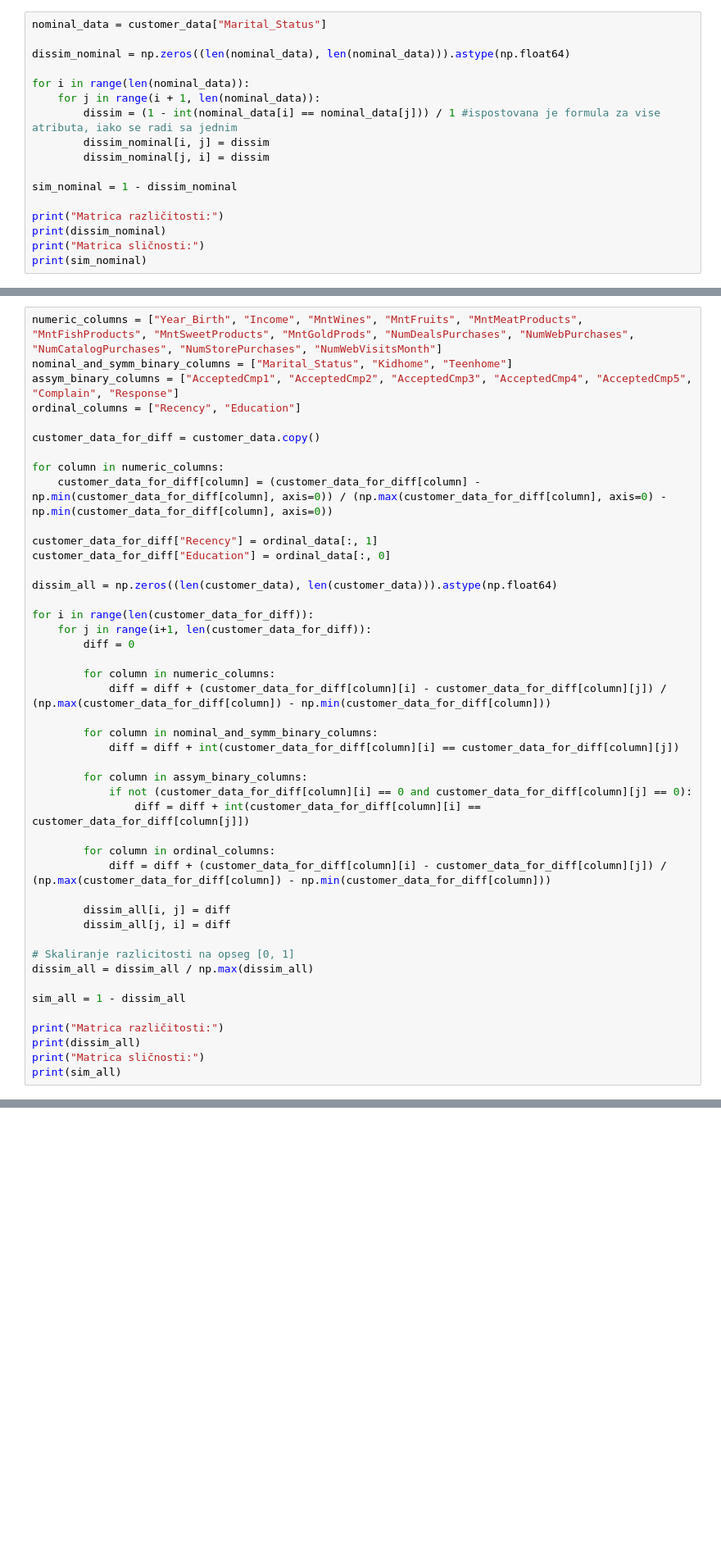
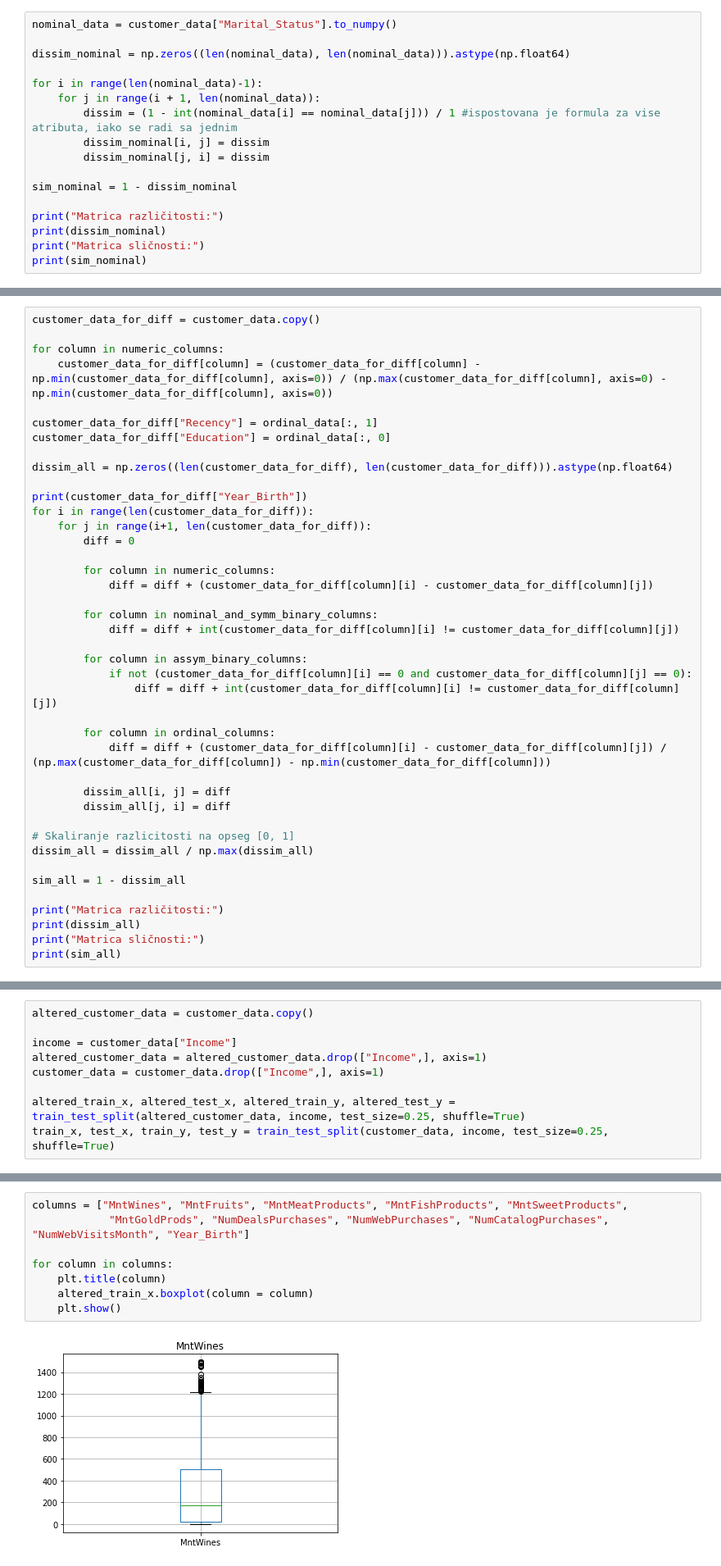
Before and after one commit to AndjelijaMladenovic00/Kvalitet-podataka, a Jupyter notebook: kvalitet_podataka.ipynb, the cells around one changed output, grey strips where cells are left out. Shown at 82% size. Saved outputs shown, nothing was run; the diff lists cells and outputs as text; blank space fills up the shorter version.

```diff
--- a/kvalitet_podataka.ipynb
+++ b/kvalitet_podataka.ipynb
@@ -574,11 +581,11 @@ U ovom odeljku sveske prvo ćemo računati sličnosti/različitosti između obje
 
 Posmatrani dataset ima samo jedan nominalni atribut - kolonu "Marital_Status".
 # %%
-nominal_data = customer_data["Marital_Status"]
+nominal_data = customer_data["Marital_Status"].to_numpy()
 
 dissim_nominal = np.zeros((len(nominal_data), len(nominal_data))).astype(np.float64)
 
-for i in range(len(nominal_data)):
+for i in range(len(nominal_data)-1):
     for j in range(i + 1, len(nominal_data)):
         dissim = (1 - int(nominal_data[i] == nominal_data[j])) / 1 #ispostovana je formula za vise atributa, iako se radi sa jednim
         dissim_nominal[i, j] = dissim
@@ -826,9 +838,4 @@ Sada ćemo računati sličnosti/različitosti objekata pomoću svih atributa. Pr
 # %%
-numeric_columns = ["Year_Birth", "Income", "MntWines", "MntFruits", "MntMeatProducts", "MntFishProducts", "MntSweetProducts", "MntGoldProds", "NumDealsPurchases", "NumWebPurchases", "NumCatalogPurchases", "NumStorePurchases", "NumWebVisitsMonth"]
-nominal_and_symm_binary_columns = ["Marital_Status", "Kidhome", "Teenhome"]
-assym_binary_columns = ["AcceptedCmp1", "AcceptedCmp2", "AcceptedCmp3", "AcceptedCmp4", "AcceptedCmp5", "Complain", "Response"]
-ordinal_columns = ["Recency", "Education"]
-
 customer_data_for_diff = customer_data.copy()
 
 for column in numeric_columns:
@@ -837,21 +844,22 @@ for column in numeric_columns:
 customer_data_for_diff["Recency"] = ordinal_data[:, 1]
 customer_data_for_diff["Education"] = ordinal_data[:, 0]
 
-dissim_all = np.zeros((len(customer_data), len(customer_data))).astype(np.float64)
+dissim_all = np.zeros((len(customer_data_for_diff), len(customer_data_for_diff))).astype(np.float64)
 
+print(customer_data_for_diff["Year_Birth"])
 for i in range(len(customer_data_for_diff)):
     for j in range(i+1, len(customer_data_for_diff)):
         diff = 0
 
         for column in numeric_columns:
-            diff = diff + (customer_data_for_diff[column][i] - customer_data_for_diff[column][j]) / (np.max(customer_data_for_diff[column]) - np.min(customer_data_for_diff[column]))
+            diff = diff + (customer_data_for_diff[column][i] - customer_data_for_diff[column][j])
 
         for column in nominal_and_symm_binary_columns:
-            diff = diff + int(customer_data_for_diff[column][i] == customer_data_for_diff[column][j])
+            diff = diff + int(customer_data_for_diff[column][i] != customer_data_for_diff[column][j])
 
         for column in assym_binary_columns:
             if not (customer_data_for_diff[column][i] == 0 and customer_data_for_diff[column][j] == 0):
-                diff = diff + int(customer_data_for_diff[column][i] == customer_data_for_diff[column[j]])
+                diff = diff + int(customer_data_for_diff[column][i] != customer_data_for_diff[column][j])
 
         for column in ordinal_columns:
             diff = diff + (customer_data_for_diff[column][i] - customer_data_for_diff[column][j]) / (np.max(customer_data_for_diff[column]) - np.min(customer_data_for_diff[column]))
@@ -973,0 +989,9 @@ Kolona "Education" ima 5 mogućih vrednosti, a kolona "Marital_Status" ih ima 8
+# %%
+altered_customer_data = customer_data.copy()
+
+income = customer_data["Income"]
+altered_customer_data = altered_customer_data.drop(["Income",], axis=1)
+customer_data = customer_data.drop(["Income",], axis=1)
+
+altered_train_x, altered_test_x, altered_train_y, altered_test_y = train_test_split(altered_customer_data, income, test_size=0.25, shuffle=True)
+train_x, test_x, train_y, test_y = train_test_split(customer_data, income, test_size=0.25, shuffle=True)
@@ -973,0 +1000,10 @@ Kolona "Education" ima 5 mogućih vrednosti, a kolona "Marital_Status" ih ima 8
+# %%
+columns = ["MntWines", "MntFruits", "MntMeatProducts", "MntFishProducts", "MntSweetProducts",
+            "MntGoldProds", "NumDealsPurchases", "NumWebPurchases", "NumCatalogPurchases", "NumWebVisitsMonth", "Year_Birth"]
+
+for column in columns:
+    plt.title(column)
+    altered_train_x.boxplot(column = column)
+    plt.show()
+# %% [output]
+[figure, added]
```
Also changed, not shown: parts of 64 cells of this notebook.
